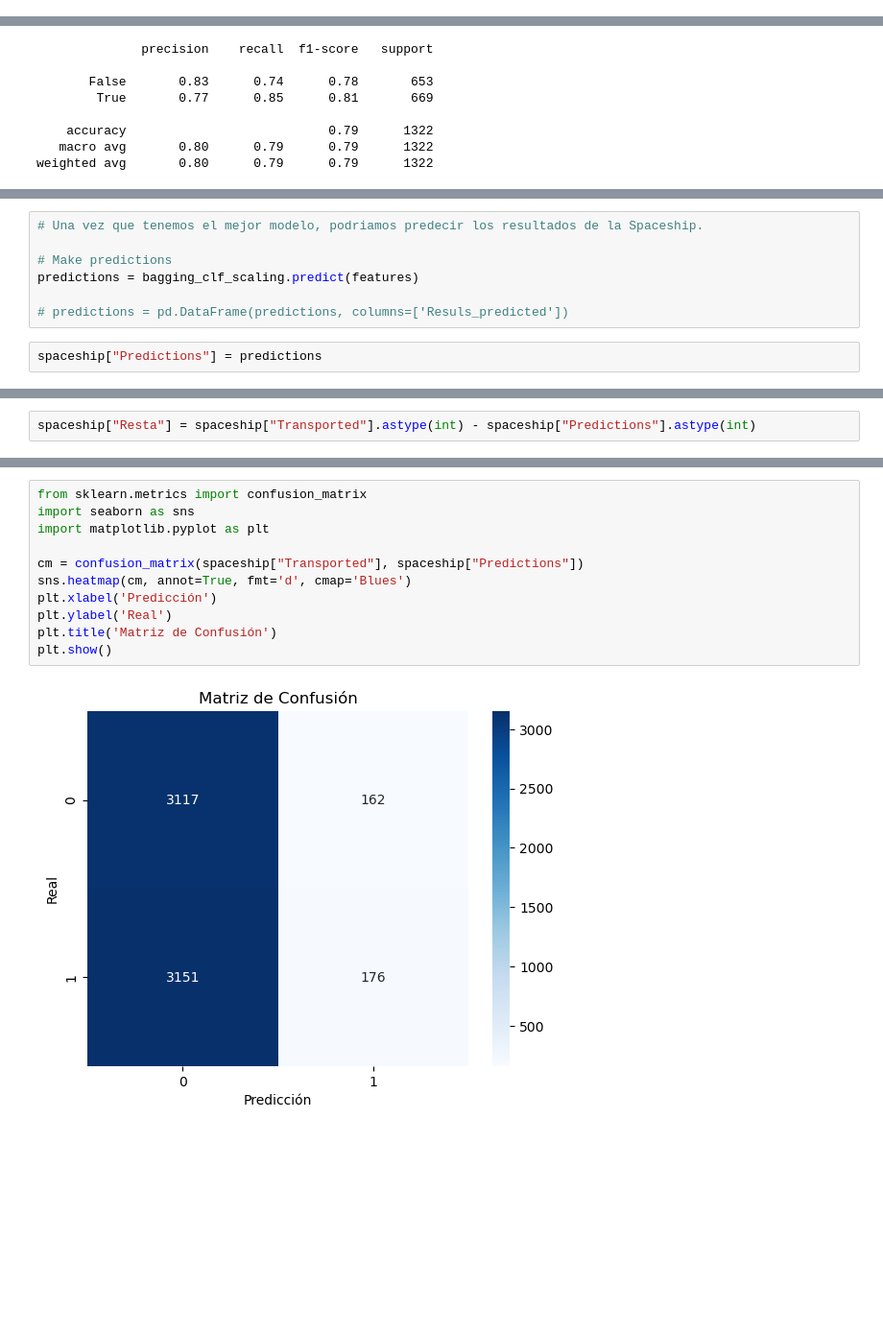
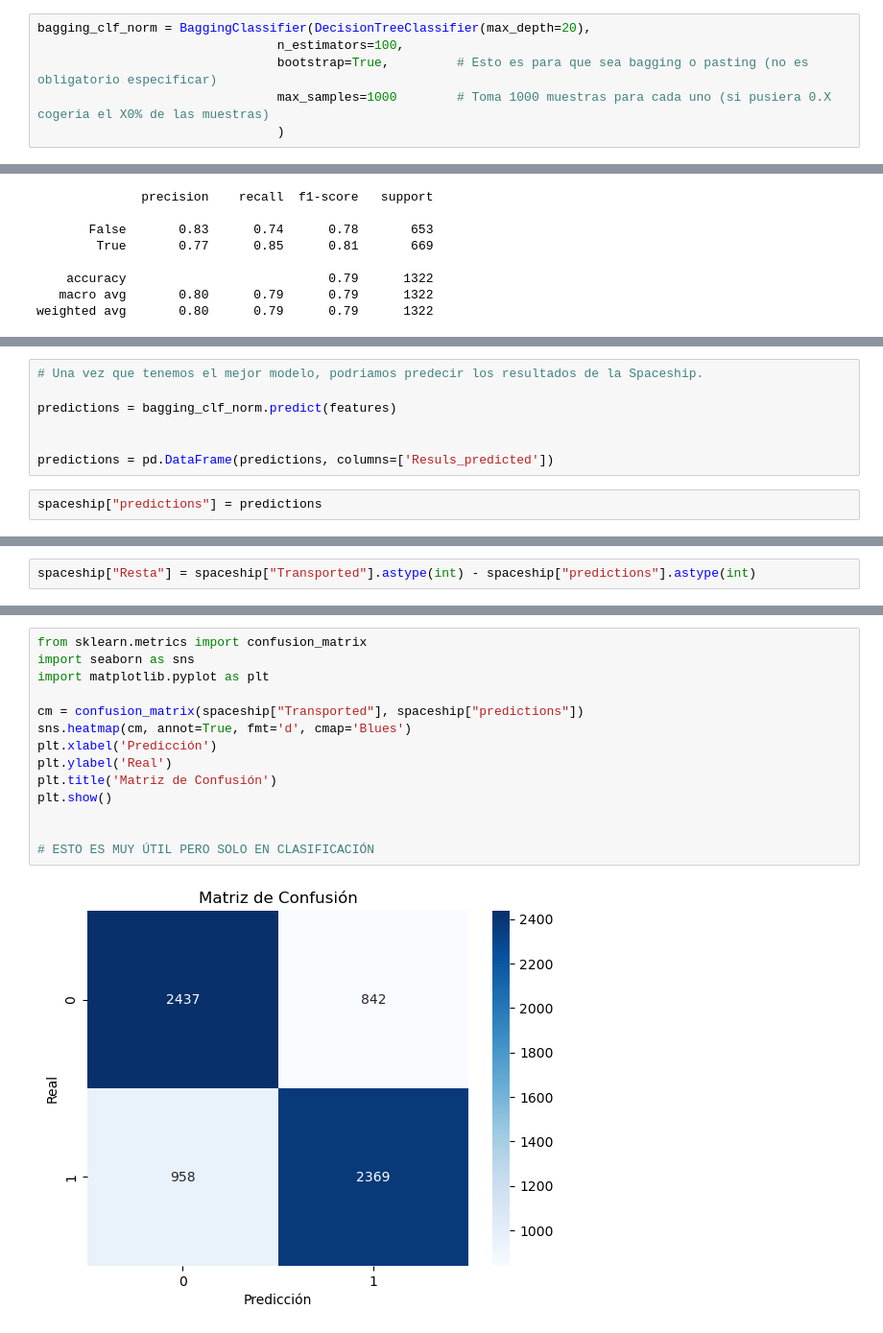
Before and after one commit to data-bootcamp-v4/lab-ml-regression, a Jupyter notebook: lab-ensemble.ipynb, the cells around one changed output, grey strips where cells are left out. Shown at 96% size. Saved outputs shown, nothing was run; the diff lists cells and outputs as text; blank space fills up the shorter version.

```diff
--- a/lab-ensemble.ipynb
+++ b/lab-ensemble.ipynb
@@ -117,3 +112,9 @@ bagging_clf_norm = BaggingClassifier(DecisionTreeClassifier(max_depth=20),
+# %%
+bagging_clf_norm = BaggingClassifier(DecisionTreeClassifier(max_depth=20),
+                                n_estimators=100,
+                                bootstrap=True,         # Esto es para que sea bagging o pasting (no es obligatorio especificar)
+                                max_samples=1000        # Toma 1000 muestras para cada uno (si pusiera 0.X cogeria el X0% de las muestras)
+                                )
 # %%
 bagging_clf_norm.fit(X_train_norm, y_train)
 # %% [output]
@@ -262,9 +261,9 @@ The best model is bagging with scaling (very close to the others) because its f1
 # %%
 # Una vez que tenemos el mejor modelo, podriamos predecir los resultados de la Spaceship.
 
-# Make predictions
-predictions = bagging_clf_scaling.predict(features)
+predictions = bagging_clf_norm.predict(features)
 
-# predictions = pd.DataFrame(predictions, columns=['Resuls_predicted'])
+
+predictions = pd.DataFrame(predictions, columns=['Resuls_predicted'])
 # %%
-spaceship["Predictions"] = predictions
+spaceship["predictions"] = predictions
@@ -287,3 +270,3 @@ spaceship
 # %%
-spaceship["Resta"] = spaceship["Transported"].astype(int) - spaceship["Predictions"].astype(int)
+spaceship["Resta"] = spaceship["Transported"].astype(int) - spaceship["predictions"].astype(int)
 # %%
@@ -297,13 +276,16 @@ Name: count, dtype: int64
 # %%
 from sklearn.metrics import confusion_matrix
 import seaborn as sns
 import matplotlib.pyplot as plt
 
-cm = confusion_matrix(spaceship["Transported"], spaceship["Predictions"])
+cm = confusion_matrix(spaceship["Transported"], spaceship["predictions"])
 sns.heatmap(cm, annot=True, fmt='d', cmap='Blues')
 plt.xlabel('Predicción')
 plt.ylabel('Real')
 plt.title('Matriz de Confusión')
 plt.show()
+
+
+# ESTO ES MUY ÚTIL PERO SOLO EN CLASIFICACIÓN
 # %% [output]
-[figure, old version]
+[figure, new version]
```
Also changed, not shown: parts of 9 cells of this notebook.
